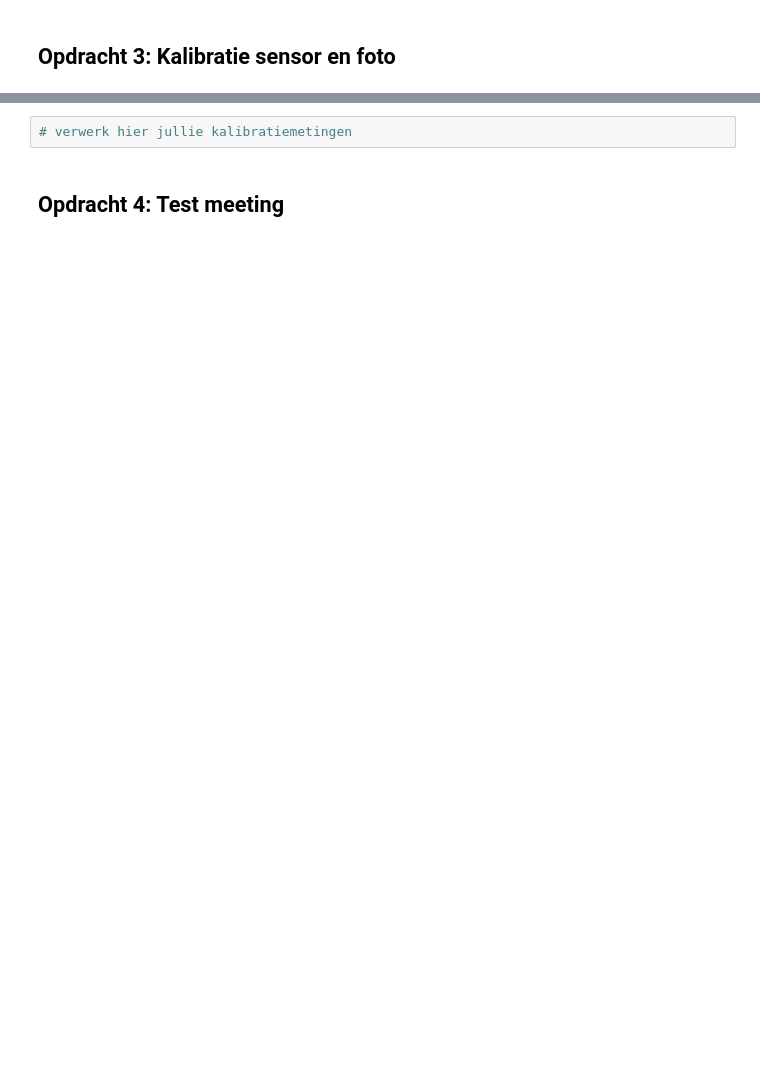
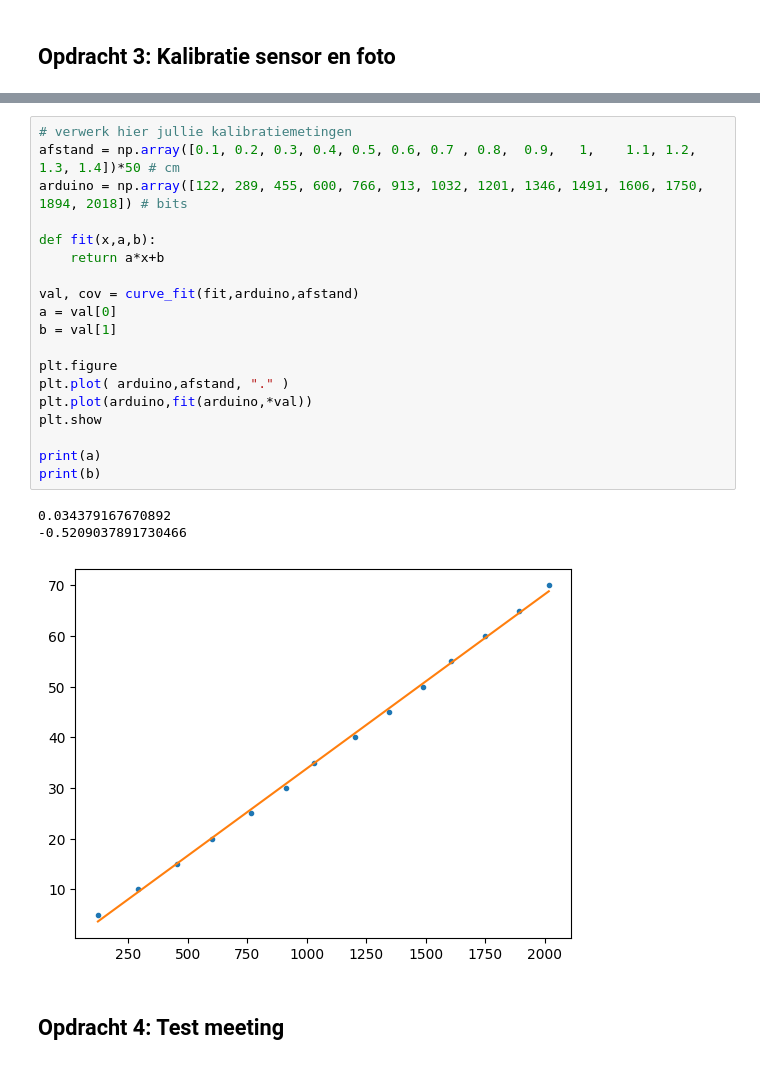
Before and after one commit to sralmulder-hash/opdrachten-DEF-D, a Jupyter notebook: FysiekeOntwerpopdrachten/4OntwerpEenAlgoritmeEchoAkoestisch/DEFOntwerpopdracht4AlgoritmeInvulTemplate.ipynb, the cells around one changed output, grey strips where cells are left out. Drawn from its saved outputs; the diff is of its cells as text; blank space fills up the shorter version.

```diff
--- a/FysiekeOntwerpopdrachten/4OntwerpEenAlgoritmeEchoAkoestisch/DEFOntwerpopdracht4AlgoritmeInvulTemplate.ipynb
+++ b/FysiekeOntwerpopdrachten/4OntwerpEenAlgoritmeEchoAkoestisch/DEFOntwerpopdracht4AlgoritmeInvulTemplate.ipynb
@@ -44,5 +45,26 @@ kalibratie-opstelling groep [nummer]
 # %%
 # verwerk hier jullie kalibratiemetingen
+afstand = np.array([0.1, 0.2, 0.3, 0.4, 0.5, 0.6, 0.7 , 0.8,  0.9,   1,    1.1, 1.2, 1.3, 1.4])*50 # cm
+arduino = np.array([122, 289, 455, 600, 766, 913, 1032, 1201, 1346, 1491, 1606, 1750, 1894, 2018]) # bits
+
+def fit(x,a,b):
+    return a*x+b
+
+val, cov = curve_fit(fit,arduino,afstand)
+a = val[0]
+b = val[1]
+
+plt.figure
+plt.plot( arduino,afstand, "." )
+plt.plot(arduino,fit(arduino,*val))
+plt.show
+
+print(a)
+print(b)
+# %% [output]
+0.034379167670892
+-0.5209037891730466
+[figure, added]
 # %% [markdown]
 ## Opdracht 4: Test meeting
 # %%
```
Also changed, not shown: parts of 4 cells of this notebook, 1 other file.
